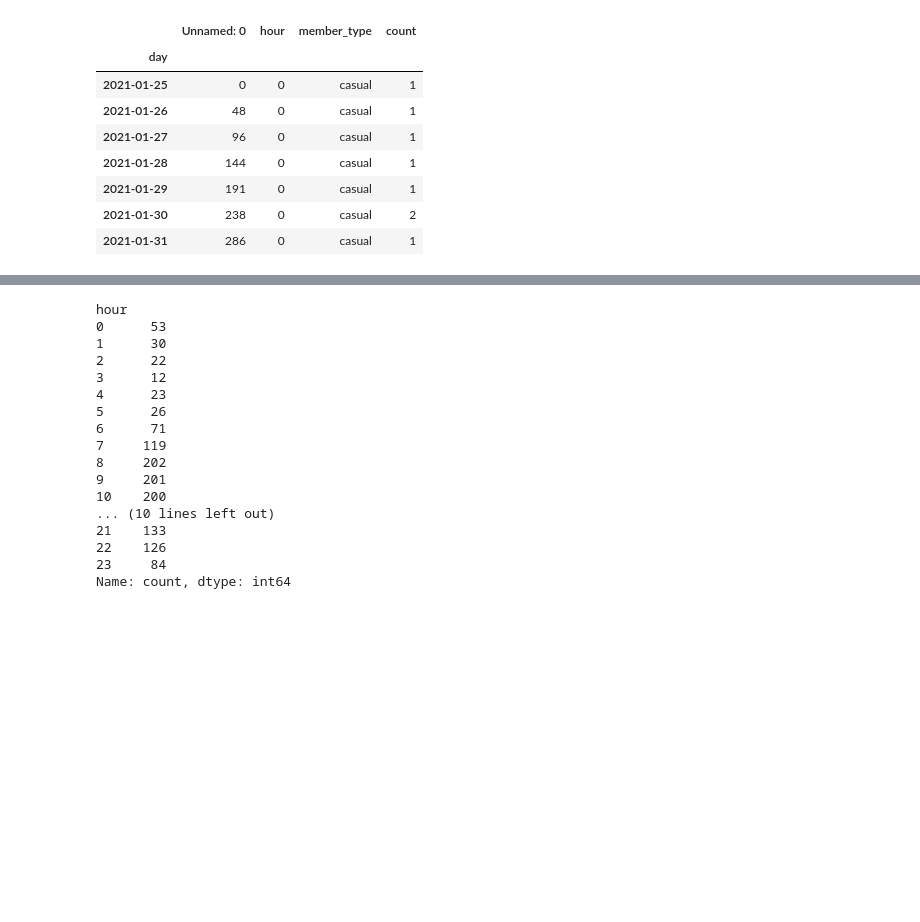
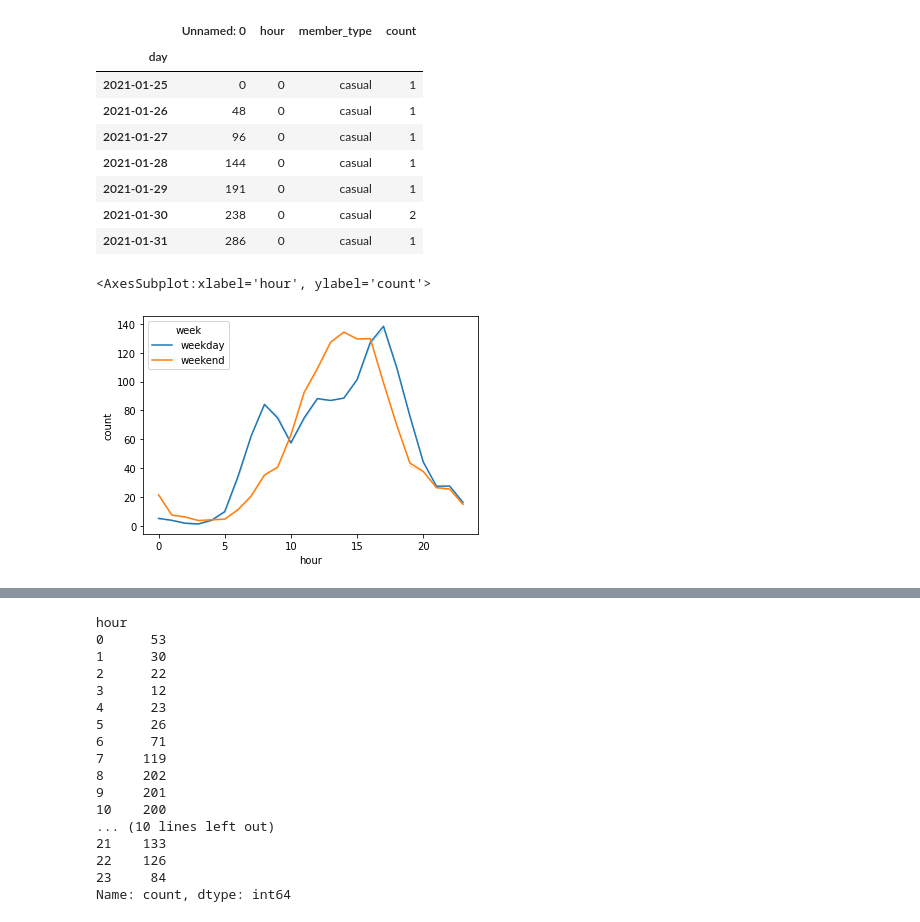
Before and after one commit to aliciaherraiz/Capital_Bikeshare, a Jupyter notebook: bikes.ipynb, the cells around one changed output, grey strips where cells are left out. Saved outputs shown, nothing was run; the diff lists cells and outputs as text; code cells hidden in the pictures; blank space fills up the shorter version.

```diff
--- a/bikes.ipynb
+++ b/bikes.ipynb
@@ -145,0 +159,3 @@ last_week
+# %%
+last_week.loc[(last_week['member_type'] == 'casual'),'casual_count'] = 'yes'
+last_week.loc[(last_week['member_type'] == 'member'),'member_count'] = 'yes'
@@ -249,3 +527,21 @@ last_week.groupby(by="day").min()
 | 2021-01-29 | 191 | 0 | casual | 1 |
 | 2021-01-30 | 238 | 0 | casual | 2 |
 | 2021-01-31 | 286 | 0 | casual | 1 |
+# %%
+# Add a new column with defining weekday or weekend
+last_week['week'] = last_week['day'].apply(lambda value: 'weekend'
+if value == "2021-01-30"  else 'weekend'
+if value == "2021-01-31" else 'weekday')
+last_week['week'] = pd.Categorical(last_week['week'],
+categories=['weekday', 'weekend'])
+# %%
+# Bike demand - at what time are bikes used? Weekdays / Weekend
+# On weekdays there are two spikes, one at around 8 and another one around 16-17
+# On weekends there are no clear spikes but the users ride most from 12 to 16
+
+sns.lineplot(
+    data=last_week, x="hour", y="count", hue="week", ci=0
+)
+# %% [output]
+<AxesSubplot:xlabel='hour', ylabel='count'>
+[figure, added]
```
Also changed, not shown: parts of 100 cells of this notebook, 4 other files.
